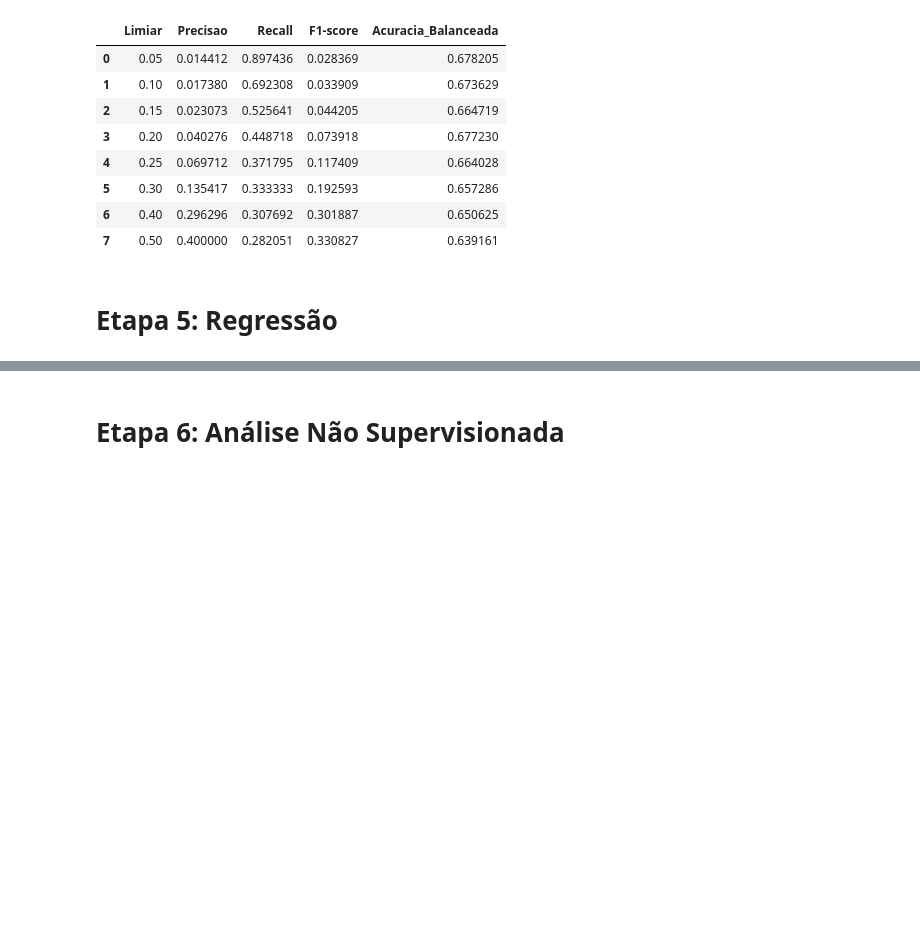
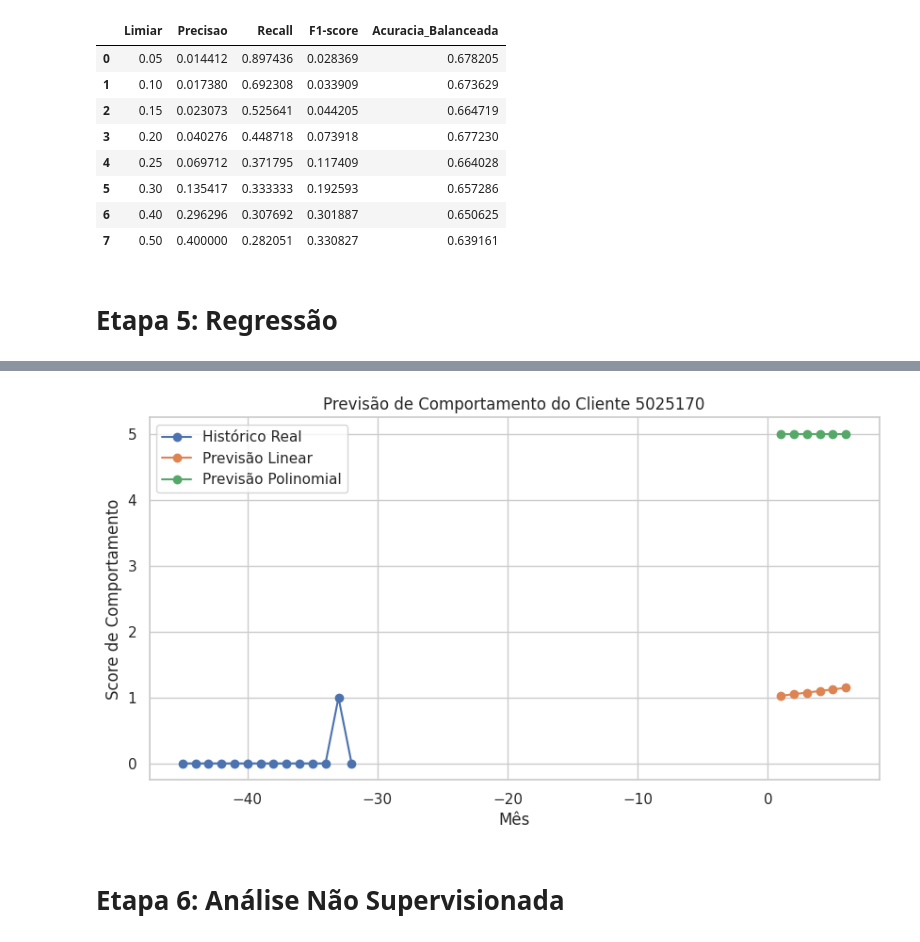
Before and after one commit to jaumg2004/xGMobile, a Jupyter notebook: TrabalhoFinal.ipynb, the cells around one changed output, grey strips where cells are left out. Saved outputs shown, nothing was run; the diff lists cells and outputs as text; code cells hidden in the pictures; blank space fills up the shorter version.

```diff
--- a/TrabalhoFinal.ipynb
+++ b/TrabalhoFinal.ipynb
@@ -470,2 +717,43 @@ plt.show()
+# %%
+# Analisando o comportamento previsto de um cliente em específico
+cliente_exemplo = df_previsoes_regressao['ID'].iloc[65795]
+
+# Encontrando os dados previstos desse cliente
+historico_cliente = credit_reg[
+    credit_reg['ID'] == cliente_exemplo
+].sort_values('Meses_no_Banco')
+
+previsao_cliente = df_previsoes_regressao[
+    df_previsoes_regressao['ID'] == cliente_exemplo
+]
+
+# Exibindo graficamente a previsão desse cliente
+plt.figure(figsize=(10, 5))
+plt.plot(
+    historico_cliente['Meses_no_Banco'],
+    historico_cliente['Score_Comportamento'],
+    marker='o',
+    label='Histórico Real'
+)
+plt.plot(
+    previsao_cliente['Mes_Futuro'],
+    previsao_cliente['Score_Previsto_Linear'],
+    marker='o',
+    label='Previsão Linear'
+)
+plt.plot(
+    previsao_cliente['Mes_Futuro'],
+    previsao_cliente['Score_Previsto_Polinomial'],
+    marker='o',
+    label='Previsão Polinomial'
+)
+plt.title(f'Previsão de Comportamento do Cliente {cliente_exemplo}')
+plt.xlabel('Mês')
+plt.ylabel('Score de Comportamento')
+plt.legend()
+plt.grid(True)
+plt.show()
+# %% [output]
+[figure, added]
 # %% [markdown]
 # **Etapa 6: Análise Não Supervisionada**
```
Also changed, not shown: parts of 22 cells of this notebook.
